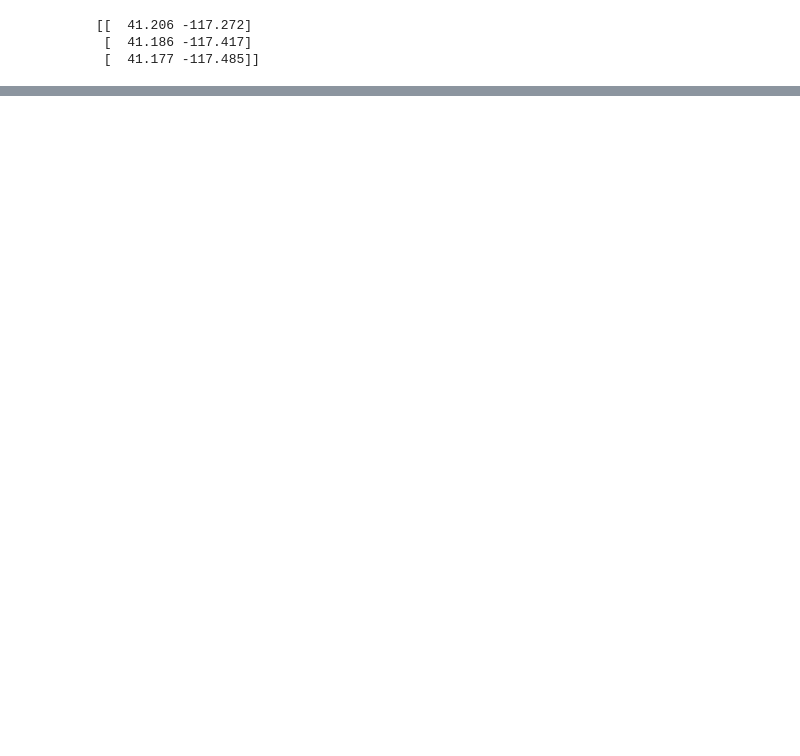
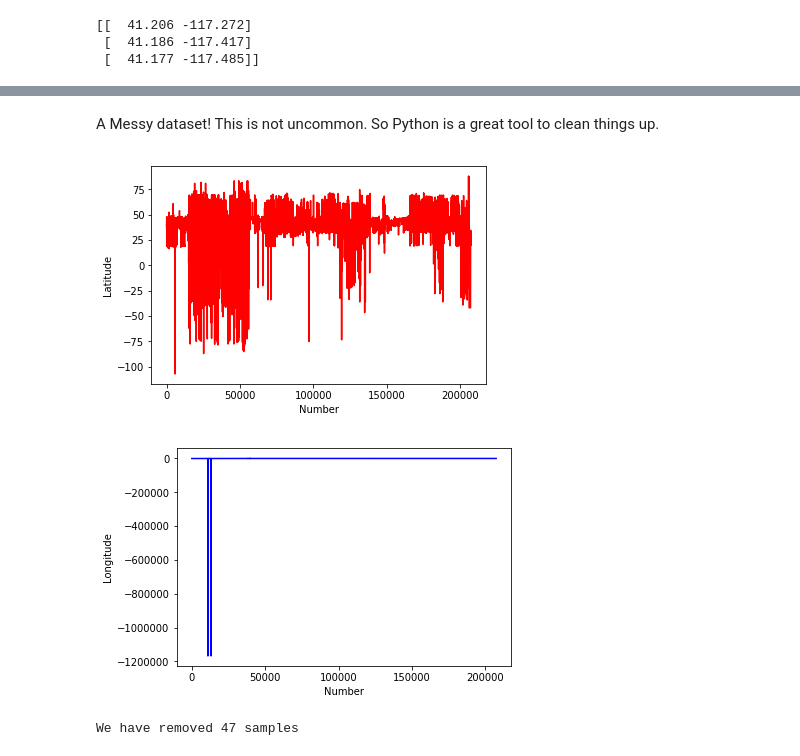
Before and after one commit to natbutter/AGCC_pyforgeo, a Jupyter notebook: examples/Intro_Python_Geo.ipynb, the cells around one changed output, grey strips where cells are left out. Saved outputs shown, nothing was run; the diff lists cells and outputs as text; code cells hidden in the pictures; blank space fills up the shorter version.

```diff
--- a/examples/Intro_Python_Geo.ipynb
+++ b/examples/Intro_Python_Geo.ipynb
@@ -125,0 +120,32 @@ plt.plot(cudata[:,0],cudata[:,1],'k.')
+# %% [markdown]
+A Messy dataset! This is not uncommon. So Python is a great tool to clean things up.
+# %%
+#Plot the Latitudes
+plt.plot(chemdata[:,0],'r-')
+plt.ylabel('Latitude')
+plt.xlabel('Number')
+plt.show()
+
+plt.plot(chemdata[:,1],'b')
+plt.ylabel('Longitude')
+plt.xlabel('Number')
+plt.show()
+# %% [output]
+[figure, added]
+[figure, added]
+# %%
+#Clean up the data, remove anything outside lat lon extent
+
+#Find all the "chemdata" column 1 (i.e. longitude) data points that are greater than -180, save it in a new variable
+cudata=chemdata[chemdata[:,1]>-180]
+#Repeat for less than 180
+cudata2=cudata[cudata[:,1]<180]
+
+#Repeat for latitudes less than 90
+cudata3=cudata2[cudata2[:,0]<90]
+#Repeat for greater than -90
+cudata4=cudata3[cudata3[:,0]>-90]
+
+print("We have removed", chemdata.shape[0]-cudata4.shape[0], "samples")
+# %% [output]
+We have removed 47 samples
```
Also changed, not shown: parts of 19 cells of this notebook, 3 other files.
